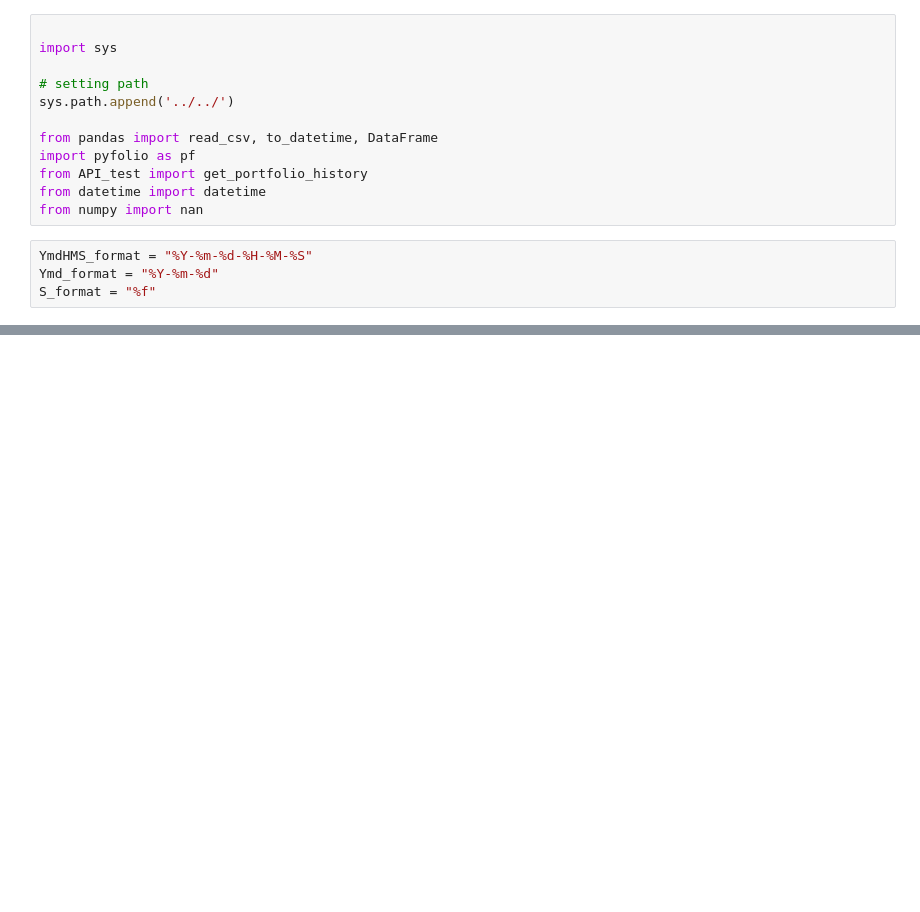
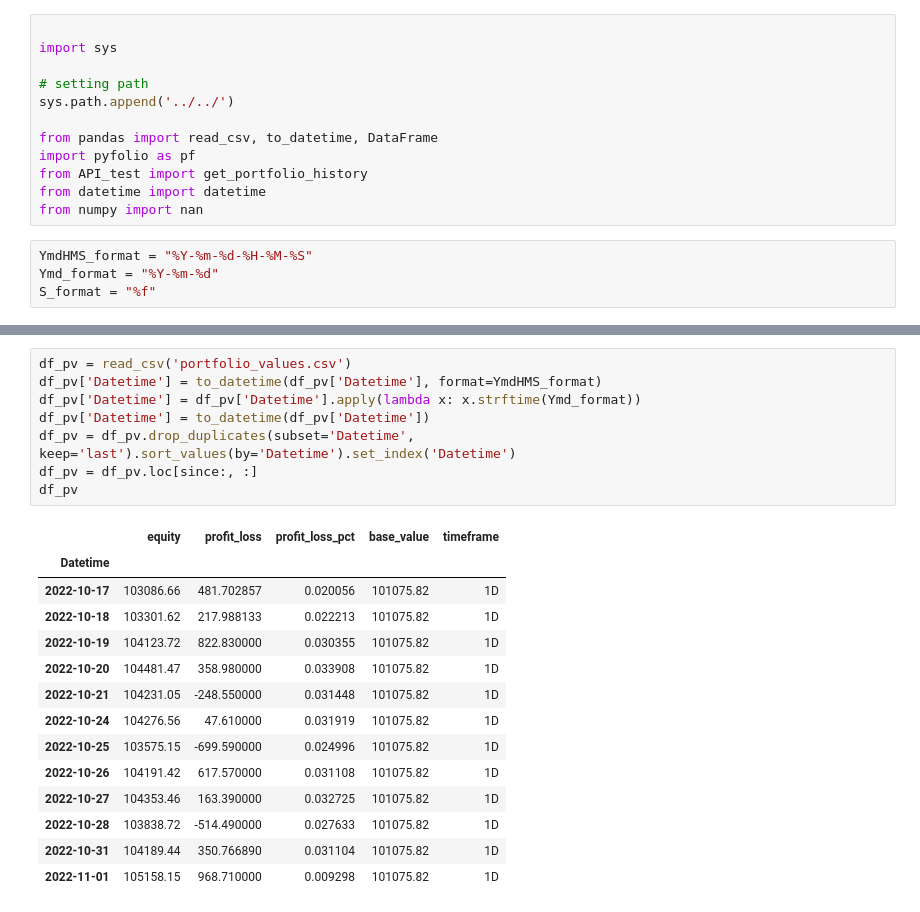
Before and after one commit to specialforcea/PaperTrading, a Jupyter notebook: Results/SectorRFRank_10082022/analytics.ipynb, the cells around one changed output, grey strips where cells are left out. Cells and saved outputs as stored; diff of their text form; blank space fills up the shorter version.

Commit message:
remove pv duplicates

```diff
--- a/Results/SectorRFRank_10082022/analytics.ipynb
+++ b/Results/SectorRFRank_10082022/analytics.ipynb
@@ -139,0 +75,23 @@ pf.compute_stats(df.set_index('Date')['equity'].pct_change().to_frame())
+# %%
+df_pv = read_csv('portfolio_values.csv')
+df_pv['Datetime'] = to_datetime(df_pv['Datetime'], format=YmdHMS_format)
+df_pv['Datetime'] = df_pv['Datetime'].apply(lambda x: x.strftime(Ymd_format))
+df_pv['Datetime'] = to_datetime(df_pv['Datetime'])
+df_pv = df_pv.drop_duplicates(subset='Datetime', keep='last').sort_values(by='Datetime').set_index('Datetime')
+df_pv = df_pv.loc[since:, :]
+df_pv
+# %% [output]
+|  | equity | profit_loss | profit_loss_pct | base_value | timeframe |
+| Datetime |  |  |  |  |  |
+| 2022-10-17 | 103086.66 | 481.702857 | 0.020056 | 101075.82 | 1D |
+| 2022-10-18 | 103301.62 | 217.988133 | 0.022213 | 101075.82 | 1D |
+| 2022-10-19 | 104123.72 | 822.830000 | 0.030355 | 101075.82 | 1D |
+| 2022-10-20 | 104481.47 | 358.980000 | 0.033908 | 101075.82 | 1D |
+| 2022-10-21 | 104231.05 | -248.550000 | 0.031448 | 101075.82 | 1D |
+| 2022-10-24 | 104276.56 | 47.610000 | 0.031919 | 101075.82 | 1D |
+| 2022-10-25 | 103575.15 | -699.590000 | 0.024996 | 101075.82 | 1D |
+| 2022-10-26 | 104191.42 | 617.570000 | 0.031108 | 101075.82 | 1D |
+| 2022-10-27 | 104353.46 | 163.390000 | 0.032725 | 101075.82 | 1D |
+| 2022-10-28 | 103838.72 | -514.490000 | 0.027633 | 101075.82 | 1D |
+| 2022-10-31 | 104189.44 | 350.766890 | 0.031104 | 101075.82 | 1D |
+| 2022-11-01 | 105158.15 | 968.710000 | 0.009298 | 101075.82 | 1D |
```
Also changed, not shown: parts of 7 cells of this notebook, 1 other file.
